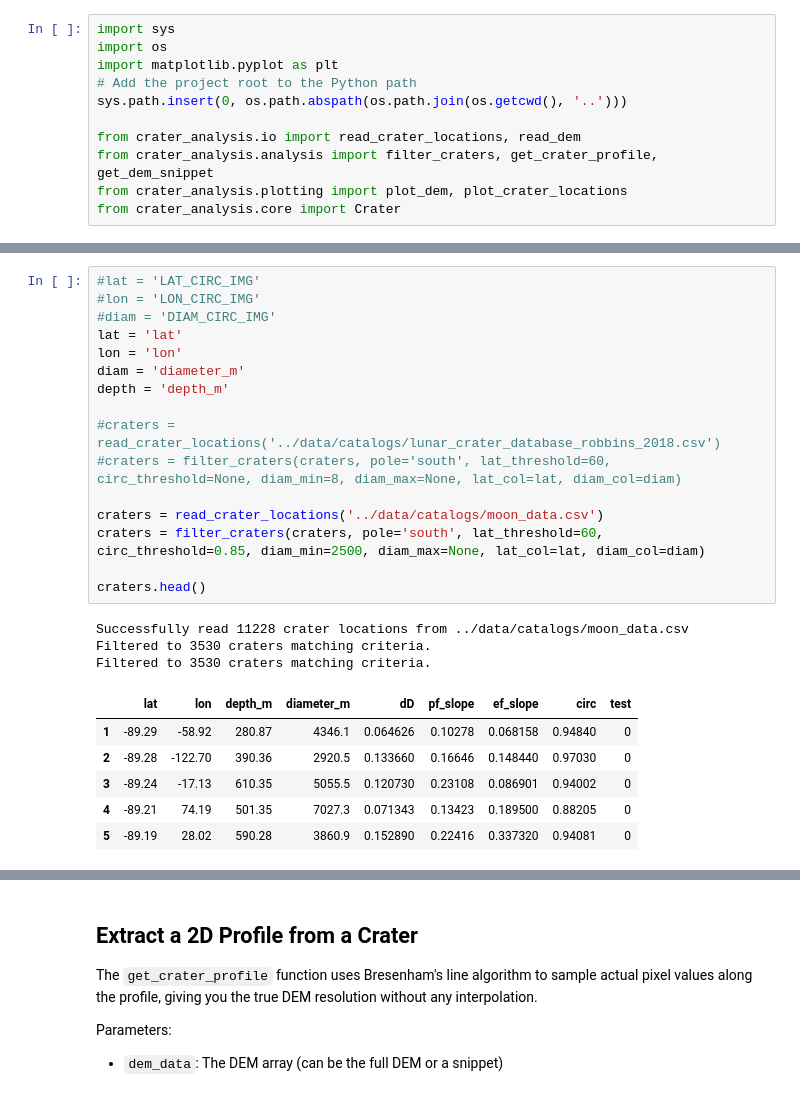
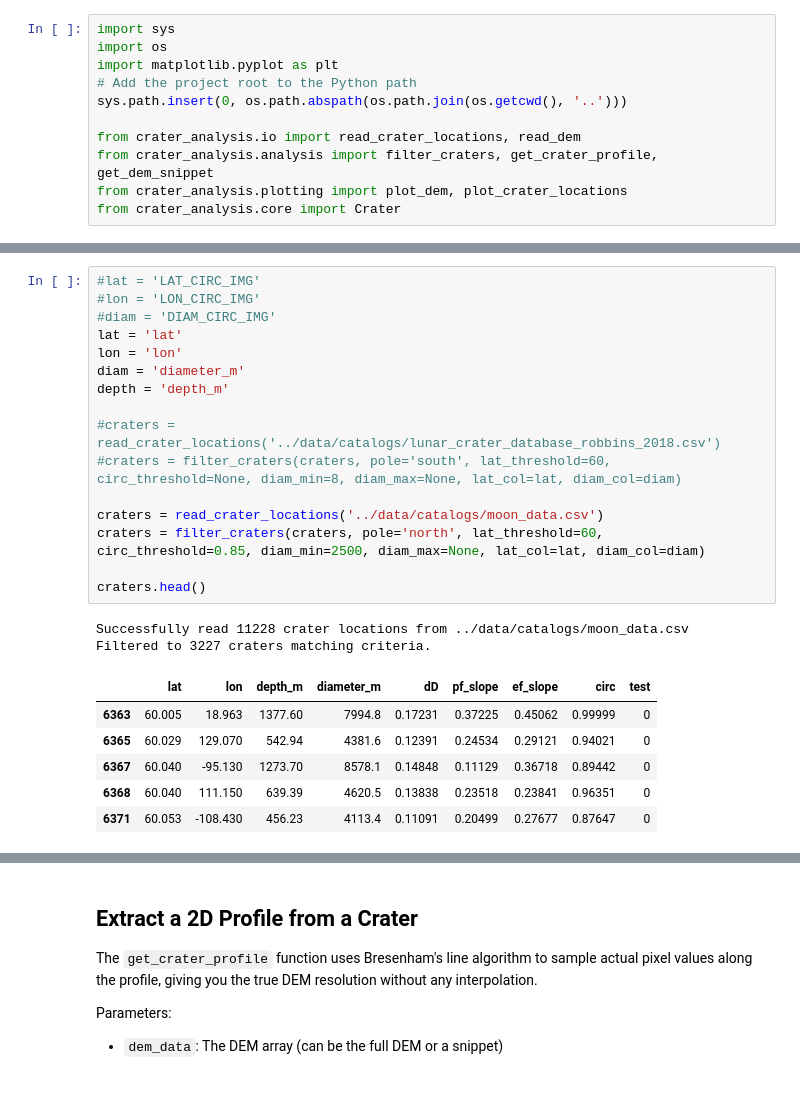
Before and after one commit to Andrew-Pick/lunar_dem_analysis, a Jupyter notebook: notebooks/exploratory_analysis.ipynb, the cells around one changed output, grey strips where cells are left out. Drawn from its saved outputs; the diff is of its cells as text.

```diff
--- a/notebooks/exploratory_analysis.ipynb
+++ b/notebooks/exploratory_analysis.ipynb
@@ -16,29 +16,28 @@ Successfully read DEM from ../data/dems/LDEM_60S_120M.JP2
 # %%
 #lat = 'LAT_CIRC_IMG'
 #lon = 'LON_CIRC_IMG'
 #diam = 'DIAM_CIRC_IMG'
 lat = 'lat'
 lon = 'lon'
 diam = 'diameter_m'
 depth = 'depth_m'
 
 #craters = read_crater_locations('../data/catalogs/lunar_crater_database_robbins_2018.csv')
 #craters = filter_craters(craters, pole='south', lat_threshold=60, circ_threshold=None, diam_min=8, diam_max=None, lat_col=lat, diam_col=diam)
 
 craters = read_crater_locations('../data/catalogs/moon_data.csv')
-craters = filter_craters(craters, pole='south', lat_threshold=60, circ_threshold=0.85, diam_min=2500, diam_max=None, lat_col=lat, diam_col=diam)
+craters = filter_craters(craters, pole='north', lat_threshold=60, circ_threshold=0.85, diam_min=2500, diam_max=None, lat_col=lat, diam_col=diam)
 
 craters.head()
 # %% [output]
 Successfully read 11228 crater locations from ../data/catalogs/moon_data.csv
-Filtered to 3530 craters matching criteria.
-Filtered to 3530 craters matching criteria.
+Filtered to 3227 craters matching criteria.
 |  | lat | lon | depth_m | diameter_m | dD | pf_slope | ef_slope | circ | test |
-| 1 | -89.29 | -58.92 | 280.87 | 4346.1 | 0.064626 | 0.10278 | 0.068158 | 0.94840 | 0 |
-| 2 | -89.28 | -122.70 | 390.36 | 2920.5 | 0.133660 | 0.16646 | 0.148440 | 0.97030 | 0 |
-| 3 | -89.24 | -17.13 | 610.35 | 5055.5 | 0.120730 | 0.23108 | 0.086901 | 0.94002 | 0 |
-| 4 | -89.21 | 74.19 | 501.35 | 7027.3 | 0.071343 | 0.13423 | 0.189500 | 0.88205 | 0 |
-| 5 | -89.19 | 28.02 | 590.28 | 3860.9 | 0.152890 | 0.22416 | 0.337320 | 0.94081 | 0 |
+| 6363 | 60.005 | 18.963 | 1377.60 | 7994.8 | 0.17231 | 0.37225 | 0.45062 | 0.99999 | 0 |
+| 6365 | 60.029 | 129.070 | 542.94 | 4381.6 | 0.12391 | 0.24534 | 0.29121 | 0.94021 | 0 |
+| 6367 | 60.040 | -95.130 | 1273.70 | 8578.1 | 0.14848 | 0.11129 | 0.36718 | 0.89442 | 0 |
+| 6368 | 60.040 | 111.150 | 639.39 | 4620.5 | 0.13838 | 0.23518 | 0.23841 | 0.96351 | 0 |
+| 6371 | 60.053 | -108.430 | 456.23 | 4113.4 | 0.11091 | 0.20499 | 0.27677 | 0.87647 | 0 |
 # %%
 ### Initialise Craters ###
 # Create an empty list to hold the Crater objects
```
Also changed, not shown: parts of 9 cells of this notebook, 2 other files.
